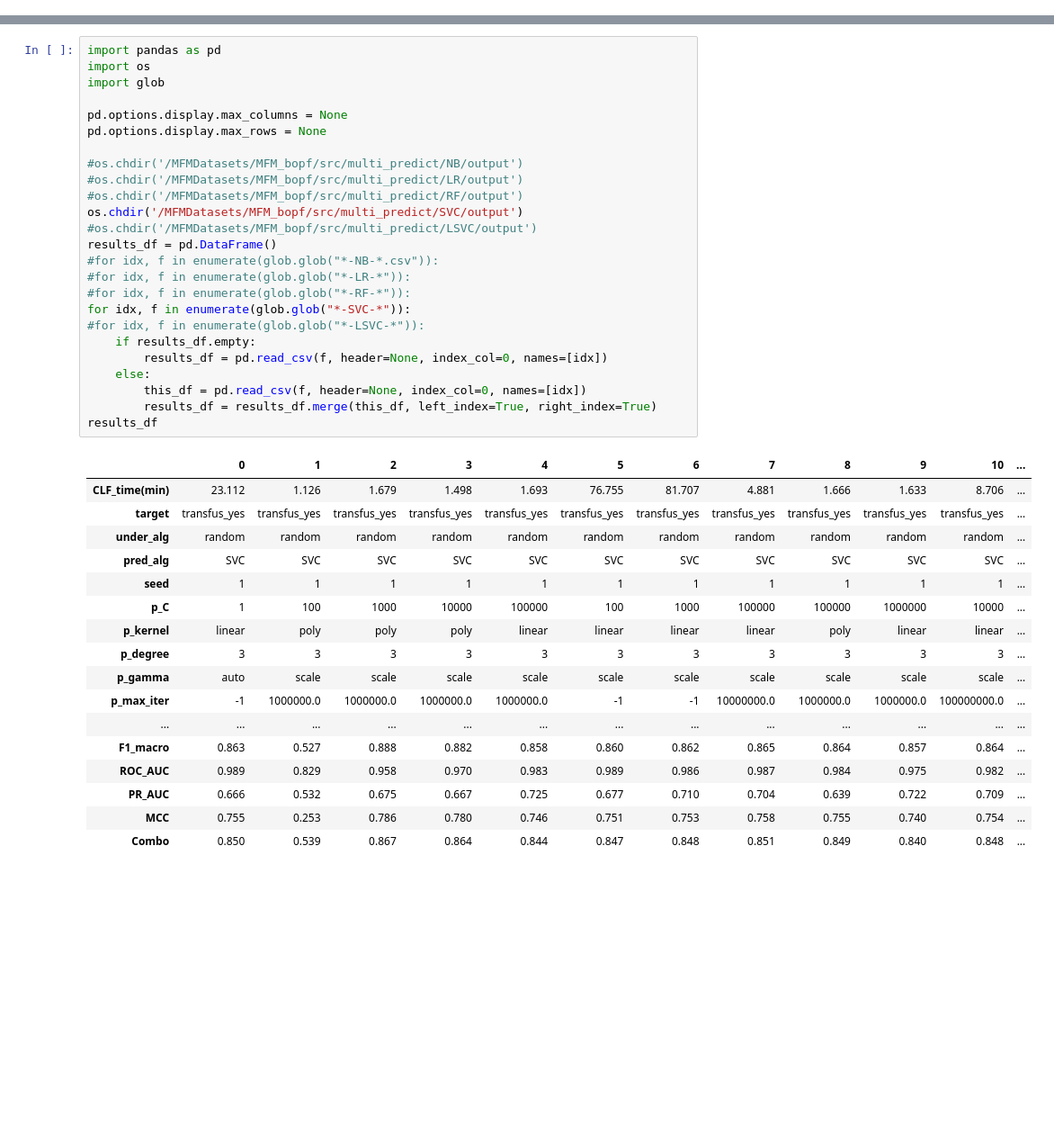
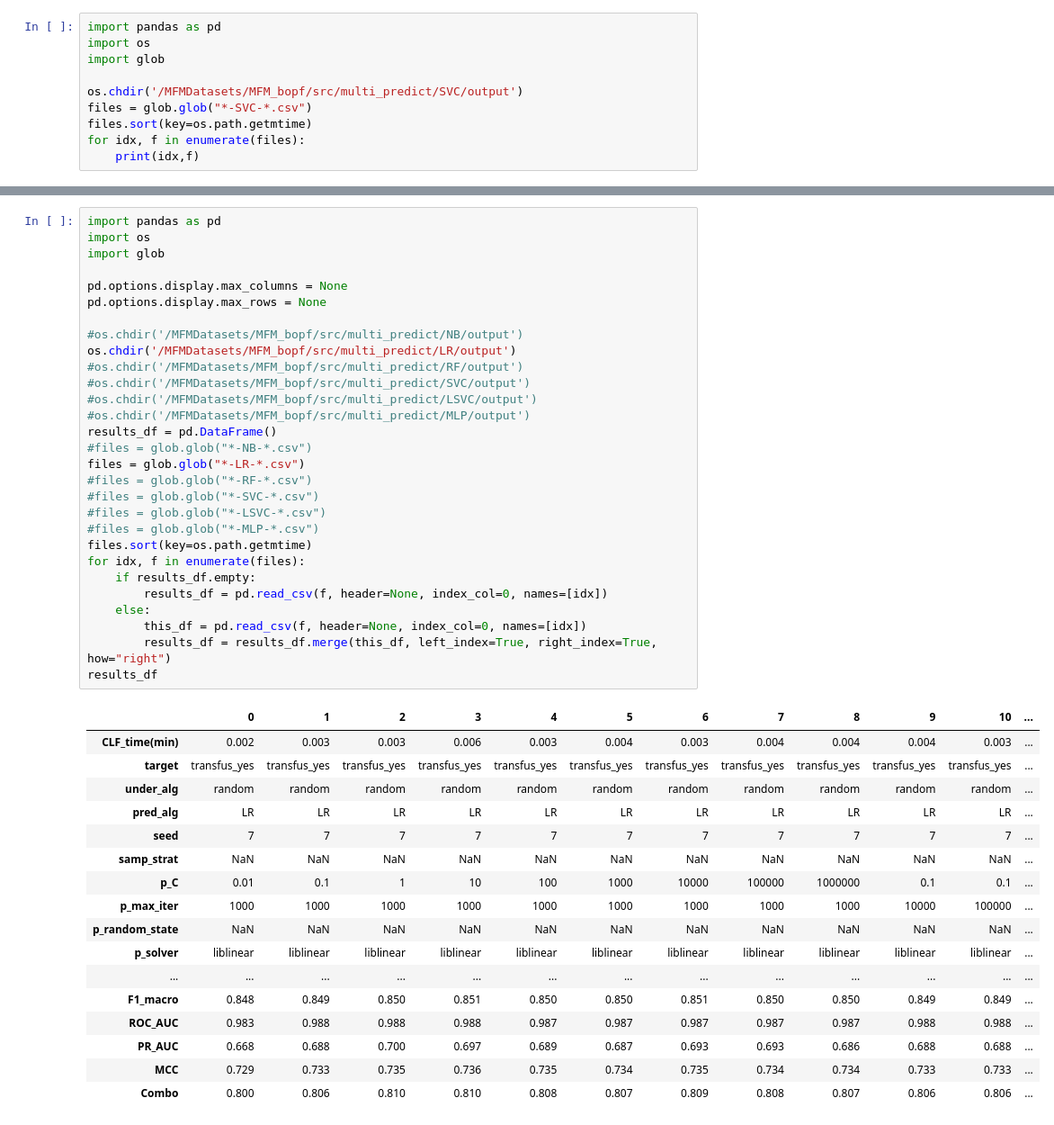
Before and after one commit to lhncbc/MFM_bopf, a Jupyter notebook: src/multi_predict/create_spread.ipynb, the cells around one changed output, grey strips where cells are left out. Shown at 90% size. Cells and saved outputs as stored; diff of their text form; blank space fills up the shorter version.

```diff
--- a/src/multi_predict/create_spread.ipynb
+++ b/src/multi_predict/create_spread.ipynb
@@ -0,0 +1,10 @@
+# %%
+import pandas as pd
+import os
+import glob
+
+os.chdir('/MFMDatasets/MFM_bopf/src/multi_predict/SVC/output')
+files = glob.glob("*-SVC-*.csv")
+files.sort(key=os.path.getmtime)
+for idx, f in enumerate(files):
+    print(idx,f)
@@ -1,46 +29,50 @@
 # %%
 import pandas as pd
 import os
 import glob
 
 pd.options.display.max_columns = None
 pd.options.display.max_rows = None
 
 #os.chdir('/MFMDatasets/MFM_bopf/src/multi_predict/NB/output')
-#os.chdir('/MFMDatasets/MFM_bopf/src/multi_predict/LR/output')
+os.chdir('/MFMDatasets/MFM_bopf/src/multi_predict/LR/output')
 #os.chdir('/MFMDatasets/MFM_bopf/src/multi_predict/RF/output')
-os.chdir('/MFMDatasets/MFM_bopf/src/multi_predict/SVC/output')
+#os.chdir('/MFMDatasets/MFM_bopf/src/multi_predict/SVC/output')
 #os.chdir('/MFMDatasets/MFM_bopf/src/multi_predict/LSVC/output')
+#os.chdir('/MFMDatasets/MFM_bopf/src/multi_predict/MLP/output')
 results_df = pd.DataFrame()
-#for idx, f in enumerate(glob.glob("*-NB-*.csv")):
-#for idx, f in enumerate(glob.glob("*-LR-*")):
-#for idx, f in enumerate(glob.glob("*-RF-*")):
-for idx, f in enumerate(glob.glob("*-SVC-*")):
-#for idx, f in enumerate(glob.glob("*-LSVC-*")):
+#files = glob.glob("*-NB-*.csv")
+files = glob.glob("*-LR-*.csv")
+#files = glob.glob("*-RF-*.csv")
+#files = glob.glob("*-SVC-*.csv")
+#files = glob.glob("*-LSVC-*.csv")
+#files = glob.glob("*-MLP-*.csv")
+files.sort(key=os.path.getmtime)
+for idx, f in enumerate(files):
     if results_df.empty:
         results_df = pd.read_csv(f, header=None, index_col=0, names=[idx])
     else:
         this_df = pd.read_csv(f, header=None, index_col=0, names=[idx])
-        results_df = results_df.merge(this_df, left_index=True, right_index=True)
+        results_df = results_df.merge(this_df, left_index=True, right_index=True, how="right")
 results_df
 # %% [output]
 |  | 0 | 1 | 2 | 3 | 4 | 5 | 6 | 7 | 8 | 9 | 10 | ... |
-| CLF_time(min) | 23.112 | 1.126 | 1.679 | 1.498 | 1.693 | 76.755 | 81.707 | 4.881 | 1.666 | 1.633 | 8.706 | ... |
+| CLF_time(min) | 0.002 | 0.003 | 0.003 | 0.006 | 0.003 | 0.004 | 0.003 | 0.004 | 0.004 | 0.004 | 0.003 | ... |
 | target | transfus_yes | transfus_yes | transfus_yes | transfus_yes | transfus_yes | transfus_yes | transfus_yes | transfus_yes | transfus_yes | transfus_yes | transfus_yes | ... |
 | under_alg | random | random | random | random | random | random | random | random | random | random | random | ... |
-| pred_alg | SVC | SVC | SVC | SVC | SVC | SVC | SVC | SVC | SVC | SVC | SVC | ... |
-| seed | 1 | 1 | 1 | 1 | 1 | 1 | 1 | 1 | 1 | 1 | 1 | ... |
-| p_C | 1 | 100 | 1000 | 10000 | 100000 | 100 | 1000 | 100000 | 100000 | 1000000 | 10000 | ... |
-| p_kernel | linear | poly | poly | poly | linear | linear | linear | linear | poly | linear | linear | ... |
-| p_degree | 3 | 3 | 3 | 3 | 3 | 3 | 3 | 3 | 3 | 3 | 3 | ... |
-| p_gamma | auto | scale | scale | scale | scale | scale | scale | scale | scale | scale | scale | ... |
-| p_max_iter | -1 | 1000000.0 | 1000000.0 | 1000000.0 | 1000000.0 | -1 | -1 | 10000000.0 | 1000000.0 | 1000000.0 | 100000000.0 | ... |
+| pred_alg | LR | LR | LR | LR | LR | LR | LR | LR | LR | LR | LR | ... |
+| seed | 7 | 7 | 7 | 7 | 7 | 7 | 7 | 7 | 7 | 7 | 7 | ... |
+| samp_strat | NaN | NaN | NaN | NaN | NaN | NaN | NaN | NaN | NaN | NaN | NaN | ... |
+| p_C | 0.01 | 0.1 | 1 | 10 | 100 | 1000 | 10000 | 100000 | 1000000 | 0.1 | 0.1 | ... |
+| p_max_iter | 1000 | 1000 | 1000 | 1000 | 1000 | 1000 | 1000 | 1000 | 1000 | 10000 | 100000 | ... |
+| p_random_state | NaN | NaN | NaN | NaN | NaN | NaN | NaN | NaN | NaN | NaN | NaN | ... |
+| p_solver | liblinear | liblinear | liblinear | liblinear | liblinear | liblinear | liblinear | liblinear | liblinear | liblinear | liblinear | ... |
 | ... | ... | ... | ... | ... | ... | ... | ... | ... | ... | ... | ... | ... |
-| F1_macro | 0.863 | 0.527 | 0.888 | 0.882 | 0.858 | 0.860 | 0.862 | 0.865 | 0.864 | 0.857 | 0.864 | ... |
-| ROC_AUC | 0.989 | 0.829 | 0.958 | 0.970 | 0.983 | 0.989 | 0.986 | 0.987 | 0.984 | 0.975 | 0.982 | ... |
-| PR_AUC | 0.666 | 0.532 | 0.675 | 0.667 | 0.725 | 0.677 | 0.710 | 0.704 | 0.639 | 0.722 | 0.709 | ... |
-| MCC | 0.755 | 0.253 | 0.786 | 0.780 | 0.746 | 0.751 | 0.753 | 0.758 | 0.755 | 0.740 | 0.754 | ... |
-| Combo | 0.850 | 0.539 | 0.867 | 0.864 | 0.844 | 0.847 | 0.848 | 0.851 | 0.849 | 0.840 | 0.848 | ... |
+| F1_macro | 0.848 | 0.849 | 0.850 | 0.851 | 0.850 | 0.850 | 0.851 | 0.850 | 0.850 | 0.849 | 0.849 | ... |
+| ROC_AUC | 0.983 | 0.988 | 0.988 | 0.988 | 0.987 | 0.987 | 0.987 | 0.987 | 0.987 | 0.988 | 0.988 | ... |
+| PR_AUC | 0.668 | 0.688 | 0.700 | 0.697 | 0.689 | 0.687 | 0.693 | 0.693 | 0.686 | 0.688 | 0.688 | ... |
+| MCC | 0.729 | 0.733 | 0.735 | 0.736 | 0.735 | 0.734 | 0.735 | 0.734 | 0.734 | 0.733 | 0.733 | ... |
+| Combo | 0.800 | 0.806 | 0.810 | 0.810 | 0.808 | 0.807 | 0.809 | 0.808 | 0.807 | 0.806 | 0.806 | ... |
 # %%
 results_T = results_df.T
 #results_T[results_T['p_kernel']=='poly'].sort_values(by=['p_kernel','Combo'], ascending=False)
```
Also changed, not shown: parts of 3 cells of this notebook, 3 other files.
